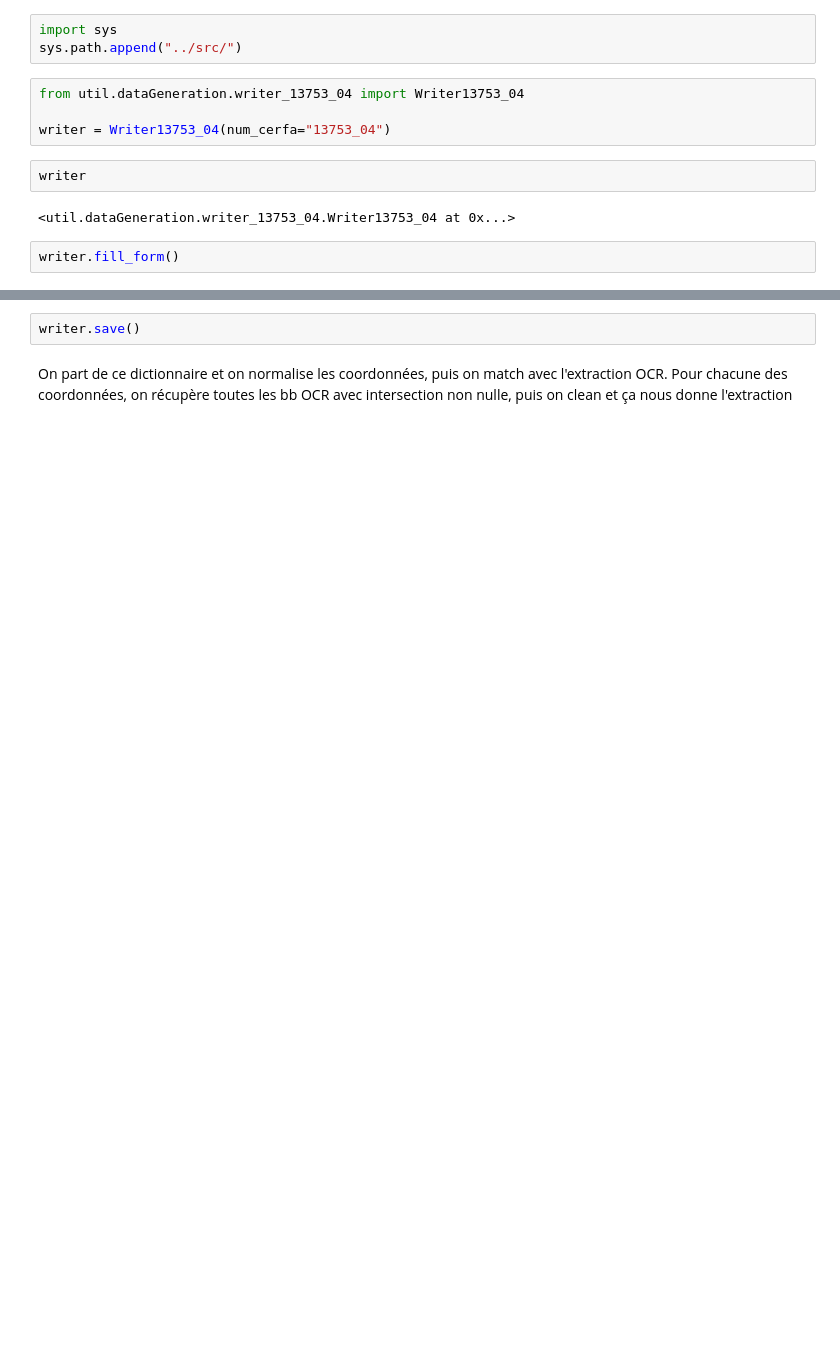
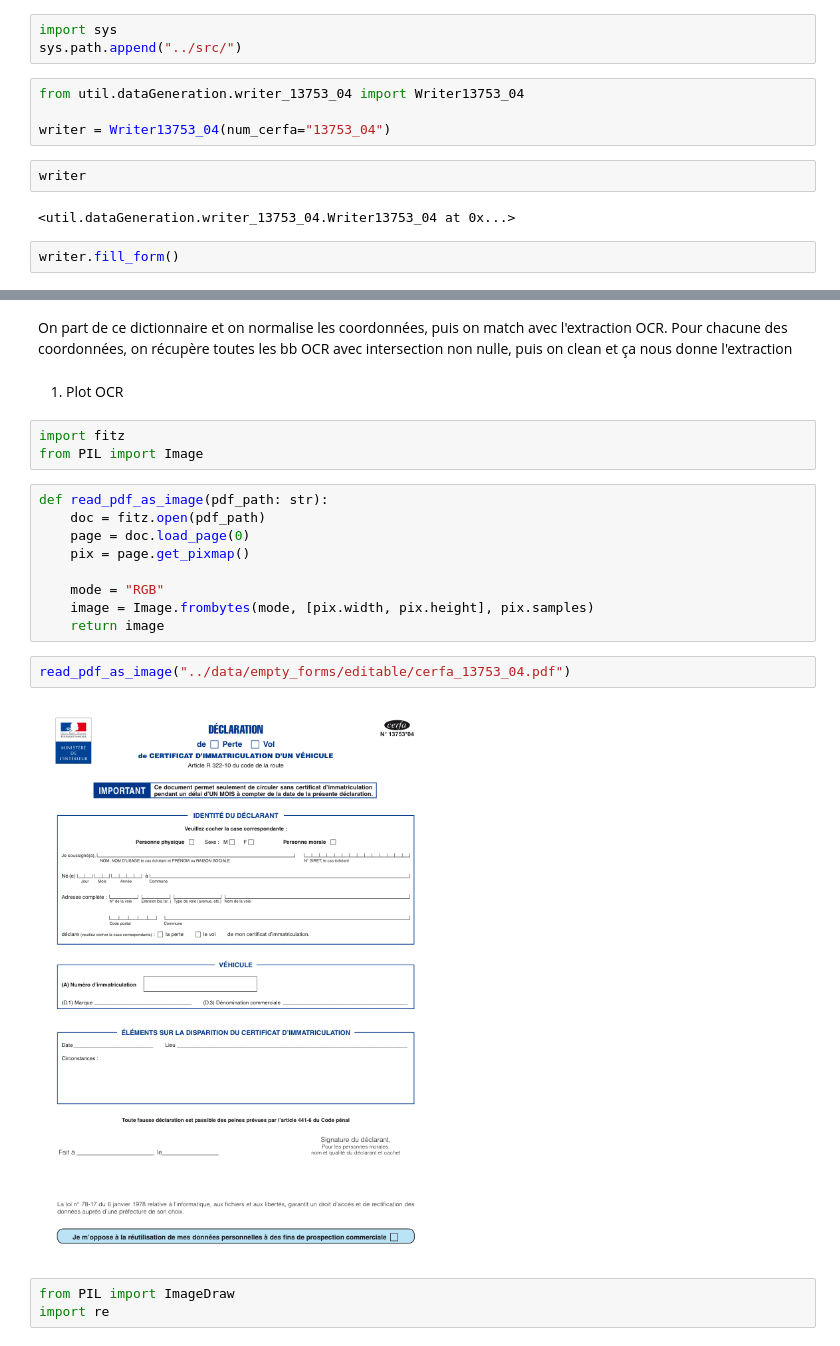
Before and after one commit to numerique-gouv/formIAble, a Jupyter notebook: notebooks/first_pipeline.ipynb, the cells around one changed output, grey strips where cells are left out. Cells and saved outputs as stored; diff of their text form; blank space fills up the shorter version.

```diff
--- a/notebooks/first_pipeline.ipynb
+++ b/notebooks/first_pipeline.ipynb
@@ -38,6 +35,25 @@ writer.annotator.dic
  'Rect(530.6690063476562, 796.56298828125, 540.6690063476562, 806.56298828125)': ('topmostSubform[0].Page1[0].DonneesPersonnelles[0]',
   True)}
-# %%
-writer.save()
 # %% [markdown]
 On part de ce dictionnaire et on normalise les coordonnées, puis on match avec l'extraction OCR. Pour chacune des coordonnées, on récupère toutes les bb OCR avec intersection non nulle, puis on clean et ça nous donne l'extraction
+# %% [markdown]
+1) Plot OCR
+# %%
+import fitz
+from PIL import Image
+# %%
+def read_pdf_as_image(pdf_path: str):
+    doc = fitz.open(pdf_path)
+    page = doc.load_page(0)
+    pix = page.get_pixmap()
+
+    mode = "RGB"
+    image = Image.frombytes(mode, [pix.width, pix.height], pix.samples)
+    return image
+# %%
+read_pdf_as_image("../data/empty_forms/editable/cerfa_13753_04.pdf")
+# %% [output]
+[figure, added]
+# %%
+from PIL import ImageDraw
+import re
```
Also changed, not shown: parts of 24 cells of this notebook.
